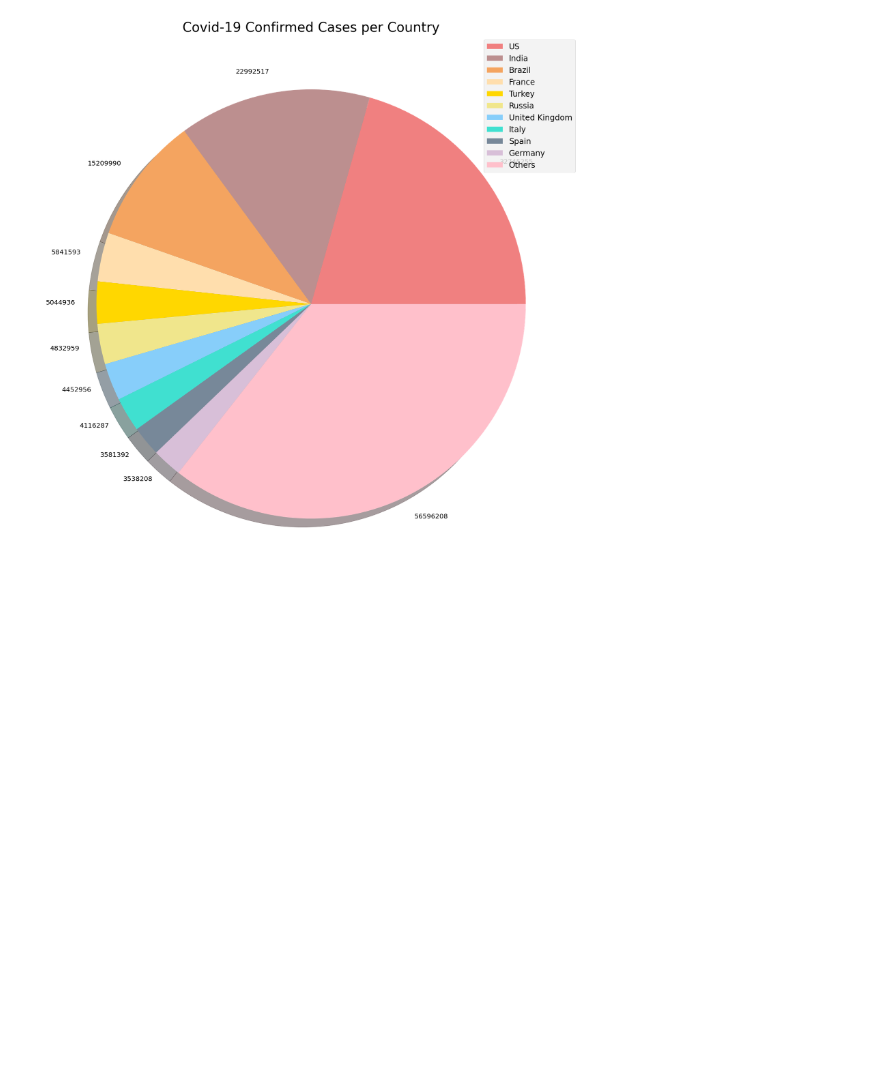
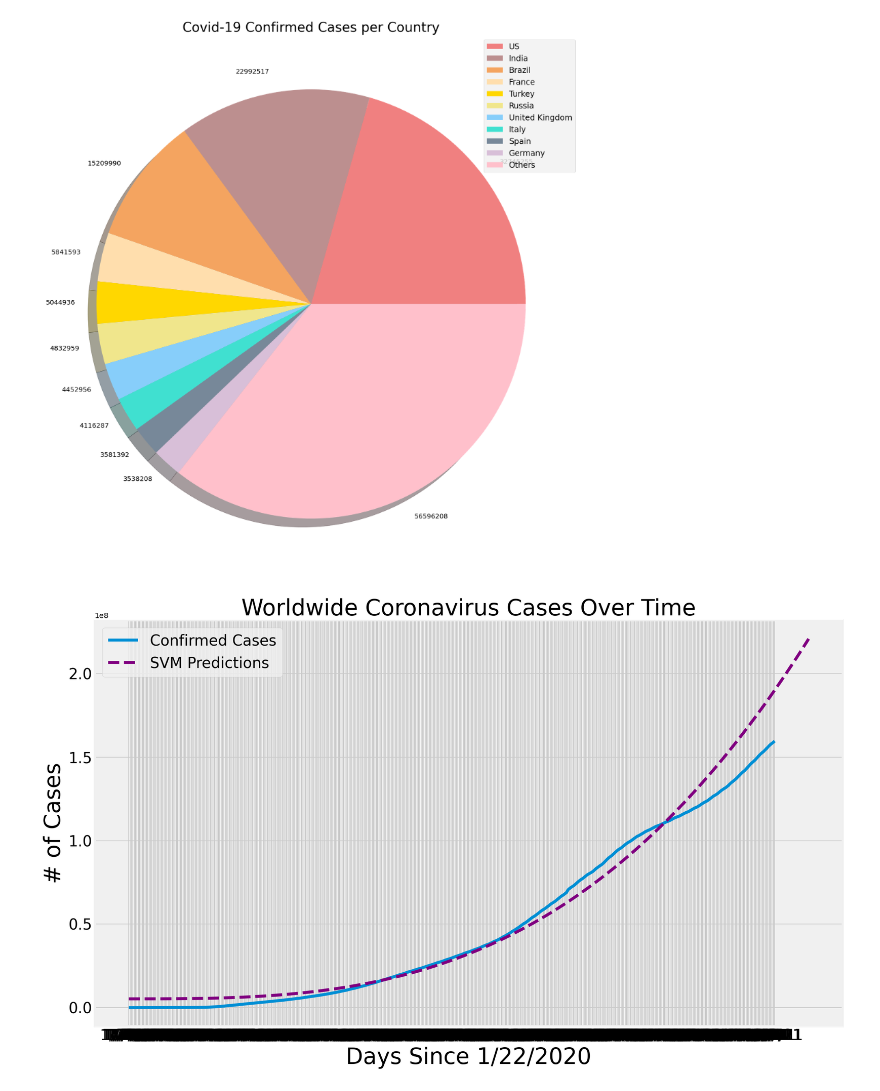
Before and after one commit to padwalab/Covid-Symptom-Analysis, a Jupyter notebook: Notebooks/DataEngineering.ipynb, the cells around one changed output. Cells and saved outputs as stored; diff of their text form; code cells hidden in the pictures; blank space fills up the shorter version.

```diff
--- a/Notebooks/DataEngineering.ipynb
+++ b/Notebooks/DataEngineering.ipynb
@@ -52,0 +76,4 @@ dates = confirmed_df.loc[:, cols[4]:cols[-1]].keys()
+# %%
+daysInFuture = 25
+future_forcast = np.array([i for i in range(len(dates)+daysInFuture)]).reshape(-1, 1)
+adjusted_dates = future_forcast[:-10]
@@ -608,2 +742,18 @@ plot_pie_charts(visual_unique_countries, visual_confirmed_cases, 'Covid-19 Confi
 # %% [output]
 [figure]
+# %%
+def plotPredictions(x, y, pred, algo_name, color):
+    plt.figure(figsize=(16, 10))
+    plt.plot(x, y)
+    plt.plot(future_forcast, pred, linestyle='dashed', color=color)
+    plt.title('Worldwide Coronavirus Cases Over Time', size=30)
+    plt.xlabel('Days Since 1/22/2020', size=30)
+    plt.ylabel('# of Cases', size=30)
+    plt.legend(['Confirmed Cases', algo_name], prop={'size': 20})
+    plt.xticks(size=20)
+    plt.yticks(size=20)
+    plt.show()
+# %%
+plotPredictions(dates, globalCases, svmPred, 'SVM Predictions', 'purple')
+# %% [output]
+[figure, added]
```
Also changed, not shown: parts of 68 cells of this notebook, 3 other files.
